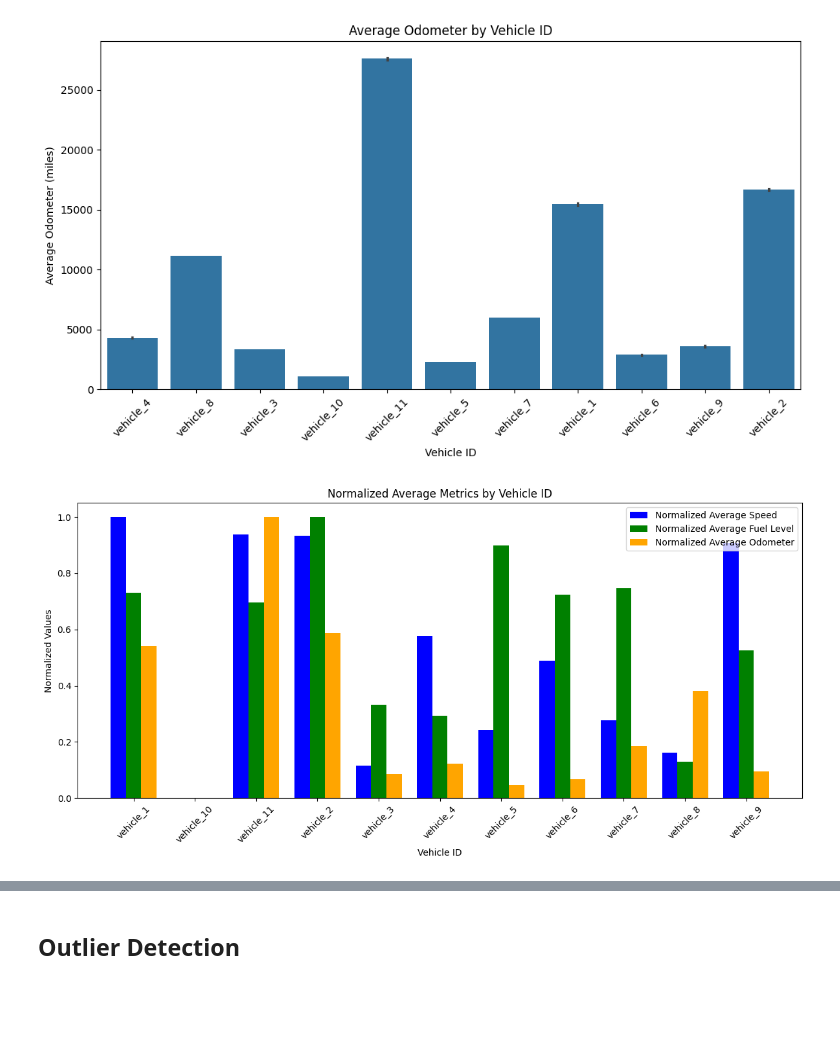
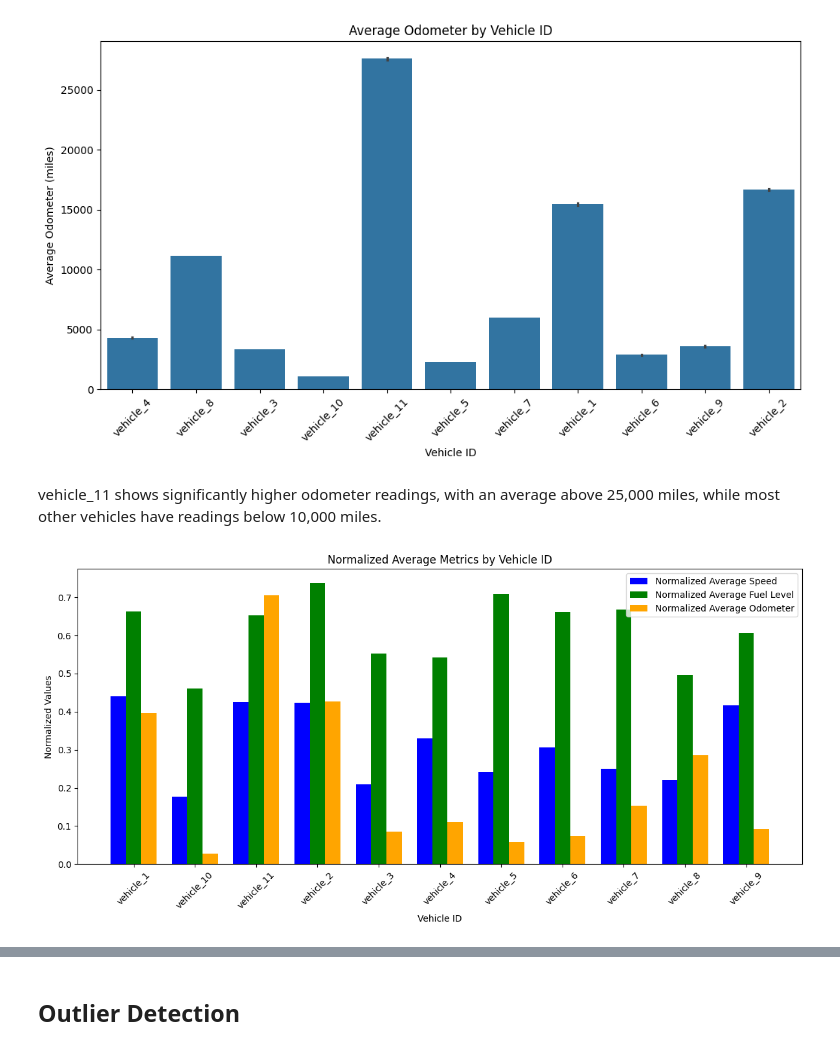
Before and after one commit to suhani221/motorq, a Jupyter notebook: Preprocessing.ipynb, the cells around one changed output, grey strips where cells are left out. Cells and saved outputs as stored; diff of their text form; code cells hidden in the pictures; blank space fills up the shorter version.

```diff
--- a/Preprocessing.ipynb
+++ b/Preprocessing.ipynb
@@ -391,47 +443,44 @@ plt.xticks(rotation=45)
 plt.show()
 # %% [output]
 [figure]
+# %% [markdown]
+ vehicle_11 shows significantly higher odometer readings, with an average above 25,000 miles, while most other vehicles have readings below 10,000 miles.
 # %%
-import numpy as np
-import pandas as pd
-import matplotlib.pyplot as plt
-import seaborn as sns
+# Normalize each individual value before calculating means
+combined_telemetry['normalized_speed'] = (combined_telemetry['speed'] - combined_telemetry['speed'].min()) / (combined_telemetry['speed'].max() - combined_telemetry['speed'].min())
+combined_telemetry['normalized_fuel_level'] = (combined_telemetry['fuel_level'] - combined_telemetry['fuel_level'].min()) / (combined_telemetry['fuel_level'].max() - combined_telemetry['fuel_level'].min())
+combined_telemetry['normalized_odometer'] = (combined_telemetry['odometer'] - combined_telemetry['odometer'].min()) / (combined_telemetry['odometer'].max() - combined_telemetry['odometer'].min())
 
-# Group by vehicle_id and calculate mean values
-average_speed = combined_telemetry.groupby('vehicle_id')['speed'].mean()
-average_fuel_level = combined_telemetry.groupby('vehicle_id')['fuel_level'].mean()
-average_odometer = combined_telemetry.groupby('vehicle_id')['odometer'].mean()
-
-# Normalize the values individually
-normalized_speed = (average_speed - average_speed.min()) / (average_speed.max() - average_speed.min())
-normalized_fuel_level = (average_fuel_level - average_fuel_level.min()) / (average_fuel_level.max() - average_fuel_level.min())
-normalized_odometer = (average_odometer - average_odometer.min()) / (average_odometer.max() - average_odometer.min())
+# Now, group by vehicle_id and calculate mean normalized values
+average_normalized_speed = combined_telemetry.groupby('vehicle_id')['normalized_speed'].mean()
+average_normalized_fuel_level = combined_telemetry.groupby('vehicle_id')['normalized_fuel_level'].mean()
+average_normalized_odometer = combined_telemetry.groupby('vehicle_id')['normalized_odometer'].mean()
 
 # Set the figure size
 plt.figure(figsize=(12, 6))
 
 # Define the width of the bars
 bar_width = 0.25
 
 # Set the x locations for the groups
-x = np.arange(len(average_speed.index))
+x = np.arange(len(average_normalized_speed.index))
 
 # Plot each normalized bar with different offsets
-plt.bar(x - bar_width, normalized_speed, width=bar_width, label='Normalized Average Speed', color='blue')
-plt.bar(x, normalized_fuel_level, width=bar_width, label='Normalized Average Fuel Level', color='green')
-plt.bar(x + bar_width, normalized_odometer, width=bar_width, label='Normalized Average Odometer', color='orange')
+plt.bar(x - bar_width, average_normalized_speed, width=bar_width, label='Normalized Average Speed', color='blue')
+plt.bar(x, average_normalized_fuel_level, width=bar_width, label='Normalized Average Fuel Level', color='green')
+plt.bar(x + bar_width, average_normalized_odometer, width=bar_width, label='Normalized Average Odometer', color='orange')
 
 # Set the title and labels
 plt.title('Normalized Average Metrics by Vehicle ID')
 plt.xlabel('Vehicle ID')
 plt.ylabel('Normalized Values')
-plt.xticks(x, average_speed.index, rotation=45)
+plt.xticks(x, average_normalized_speed.index, rotation=45)
 
 # Add a legend
 plt.legend()
 
 # Show the plot
 plt.tight_layout()
 plt.show()
 # %% [output]
-[figure, old version]
+[figure, new version]
```
Also changed, not shown: parts of 21 cells of this notebook, 1 other file.
